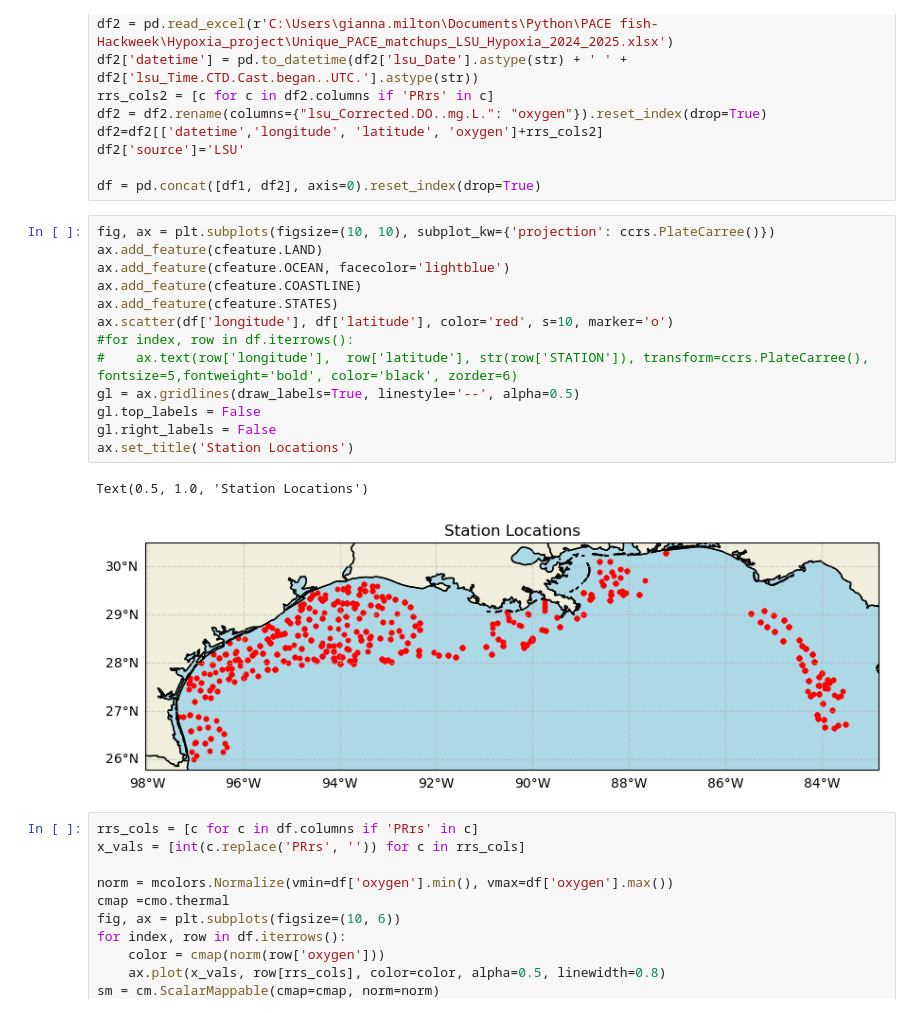
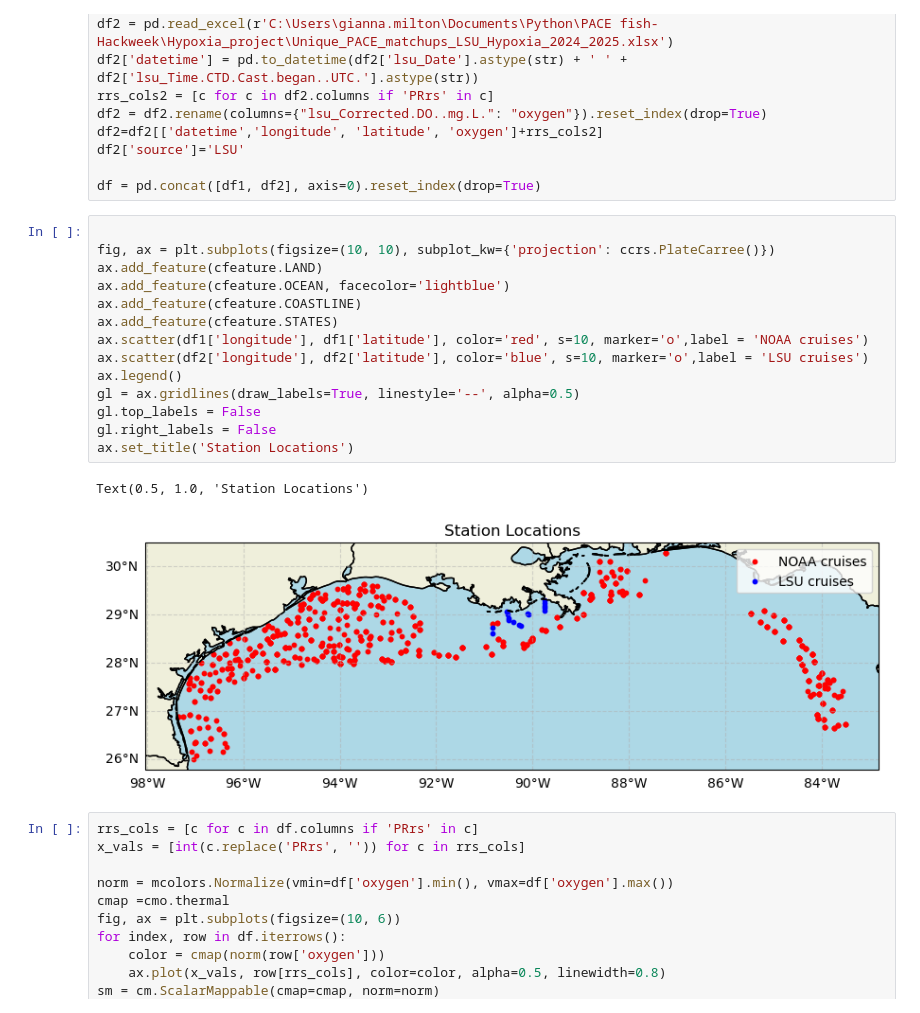
Before and after one commit to fish-pace/2026-proj-hypoxia-zones, a Jupyter notebook: contributor_folders/Giannamilton/noaa 2425 plots.ipynb, the cells around one changed output. Drawn from its saved outputs; the diff is of its cells as text.

```diff
--- a/contributor_folders/Giannamilton/noaa 2425 plots.ipynb
+++ b/contributor_folders/Giannamilton/noaa 2425 plots.ipynb
@@ -78,21 +78,22 @@ df2['source']='LSU'
 
 df = pd.concat([df1, df2], axis=0).reset_index(drop=True)
 # %%
+
 fig, ax = plt.subplots(figsize=(10, 10), subplot_kw={'projection': ccrs.PlateCarree()})
 ax.add_feature(cfeature.LAND)
 ax.add_feature(cfeature.OCEAN, facecolor='lightblue')
 ax.add_feature(cfeature.COASTLINE)
 ax.add_feature(cfeature.STATES)
-ax.scatter(df['longitude'], df['latitude'], color='red', s=10, marker='o')
-#for index, row in df.iterrows():
-#    ax.text(row['longitude'],  row['latitude'], str(row['STATION']), transform=ccrs.PlateCarree(), fontsize=5,fontweight='bold', color='black', zorder=6)
+ax.scatter(df1['longitude'], df1['latitude'], color='red', s=10, marker='o',label = 'NOAA cruises')
+ax.scatter(df2['longitude'], df2['latitude'], color='blue', s=10, marker='o',label = 'LSU cruises')
+ax.legend()
 gl = ax.gridlines(draw_labels=True, linestyle='--', alpha=0.5)
 gl.top_labels = False
 gl.right_labels = False
 ax.set_title('Station Locations')
 # %% [output]
 Text(0.5, 1.0, 'Station Locations')
-[figure, old version]
+[figure, new version]
 # %%
 rrs_cols = [c for c in df.columns if 'PRrs' in c]
 x_vals = [int(c.replace('PRrs', '')) for c in rrs_cols]
```
Also changed, not shown: parts of 9 cells of this notebook, 1 other file.
